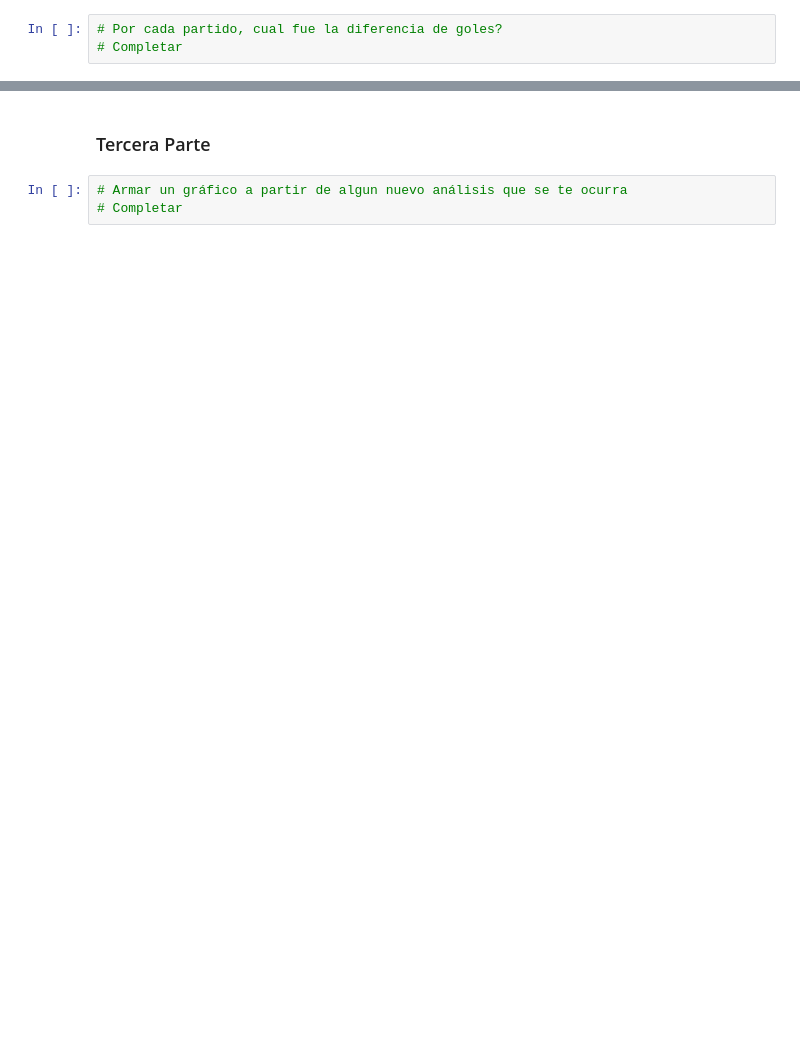
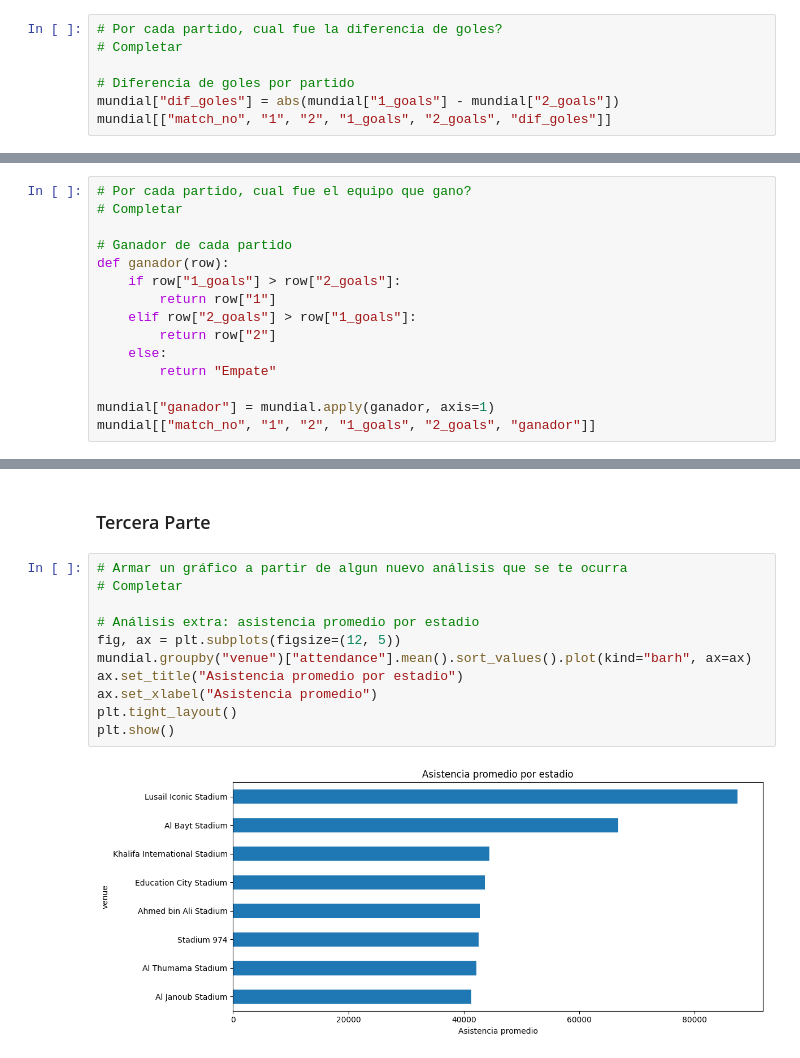
Before and after one commit to ORT-Shulian-Software/mundial-qatar-2022-Martinesteso, a Jupyter notebook: mundial_qatar_2022.ipynb, the cells around one changed output, grey strips where cells are left out. Cells and saved outputs as stored; diff of their text form; blank space fills up the shorter version.

```diff
--- a/mundial_qatar_2022.ipynb
+++ b/mundial_qatar_2022.ipynb
@@ -231,3 +278,7 @@ fig, ax = plt.subplots()
 # %%
 # Por cada partido, cual fue la diferencia de goles?
 # Completar
+
+# Diferencia de goles por partido
+mundial["dif_goles"] = abs(mundial["1_goals"] - mundial["2_goals"])
+mundial[["match_no", "1", "2", "1_goals", "2_goals", "dif_goles"]]
@@ -239,0 +299,15 @@ fig, ax = plt.subplots()
+# %%
+# Por cada partido, cual fue el equipo que gano?
+# Completar
+
+# Ganador de cada partido
+def ganador(row):
+    if row["1_goals"] > row["2_goals"]:
+        return row["1"]
+    elif row["2_goals"] > row["1_goals"]:
+        return row["2"]
+    else:
+        return "Empate"
+
+mundial["ganador"] = mundial.apply(ganador, axis=1)
+mundial[["match_no", "1", "2", "1_goals", "2_goals", "ganador"]]
@@ -240,5 +356,15 @@ fig, ax = plt.subplots()
 # %% [markdown]
 ### Tercera Parte
-# %%
-# Armar un gráfico a partir de algun nuevo análisis que se te ocurra
-# Completar
+# %%
+# Armar un gráfico a partir de algun nuevo análisis que se te ocurra
+# Completar
+
+# Análisis extra: asistencia promedio por estadio
+fig, ax = plt.subplots(figsize=(12, 5))
+mundial.groupby("venue")["attendance"].mean().sort_values().plot(kind="barh", ax=ax)
+ax.set_title("Asistencia promedio por estadio")
+ax.set_xlabel("Asistencia promedio")
+plt.tight_layout()
+plt.show()
+# %% [output]
+[figure, added]
```
Also changed, not shown: parts of 19 cells of this notebook.
